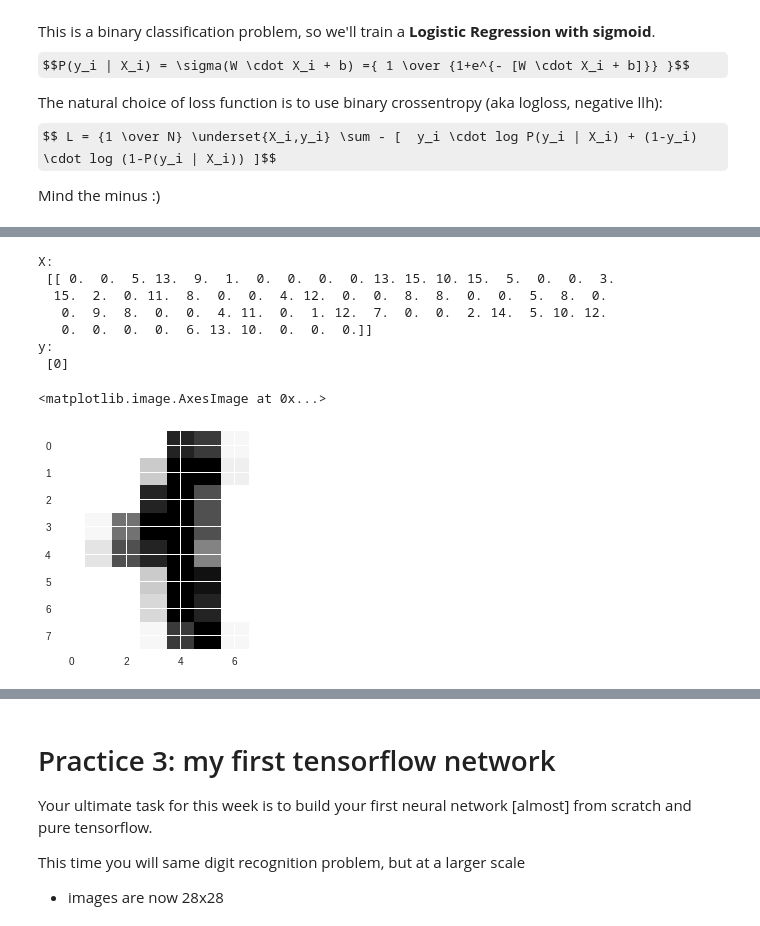
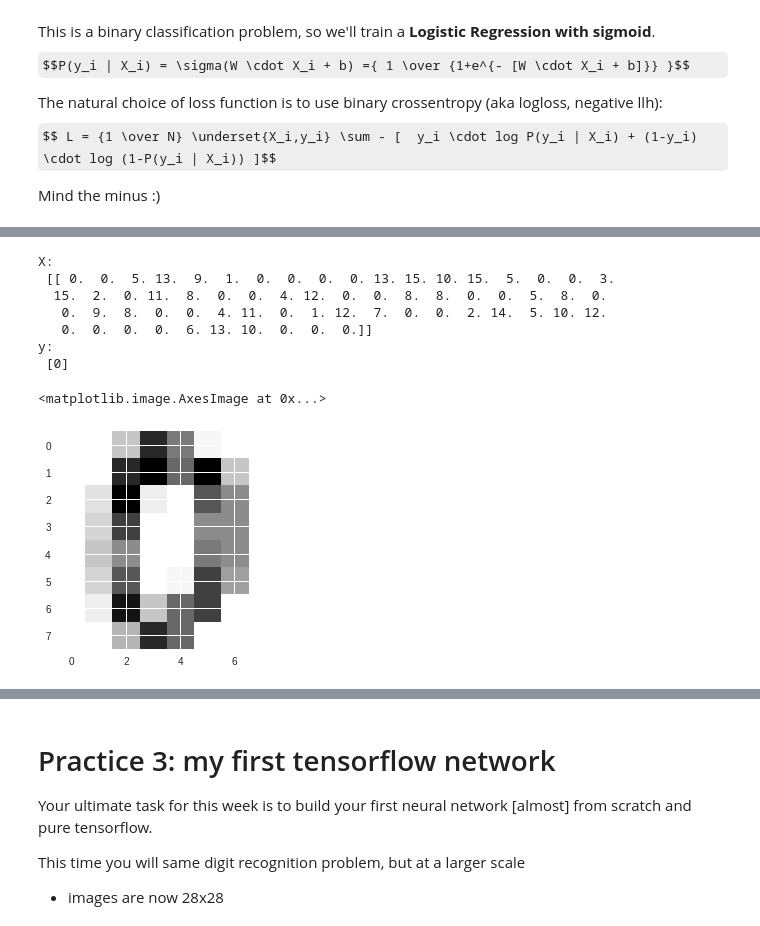
Before and after one commit to legchikov/Practical_DL, a Jupyter notebook: week02_autodiff/seminar_tensorflow.ipynb, the cells around one changed output, grey strips where cells are left out. Saved outputs shown, nothing was run; the diff lists cells and outputs as text; code cells hidden in the pictures; some formulas as TeX source.

```diff
--- a/week02_autodiff/seminar_tensorflow.ipynb
+++ b/week02_autodiff/seminar_tensorflow.ipynb
@@ -419,16 +428,16 @@ X [shape - (360, 64)]: [[ 0.  0.  5. 13.  9.  1.  0.  0.  0.  0. 13. 15. 10. 15.
 # %%
 print('X:\n', X[:1])
 print('y:\n', y[:1])
-plt.imshow(X[3].reshape([8,8]))
+plt.imshow(X[0].reshape([8,8]))
 # %% [output]
 X:
  [[ 0.  0.  5. 13.  9.  1.  0.  0.  0.  0. 13. 15. 10. 15.  5.  0.  0.  3.
   15.  2.  0. 11.  8.  0.  0.  4. 12.  0.  0.  8.  8.  0.  0.  5.  8.  0.
    0.  9.  8.  0.  0.  4. 11.  0.  1. 12.  7.  0.  0.  2. 14.  5. 10. 12.
    0.  0.  0.  0.  6. 13. 10.  0.  0.  0.]]
 y:
  [0]
 <matplotlib.image.AxesImage at 0x...>
-[figure, old version]
+[figure, new version]
 # %%
 # inputs and shareds
```
Also changed, not shown: parts of 7 cells of this notebook.
